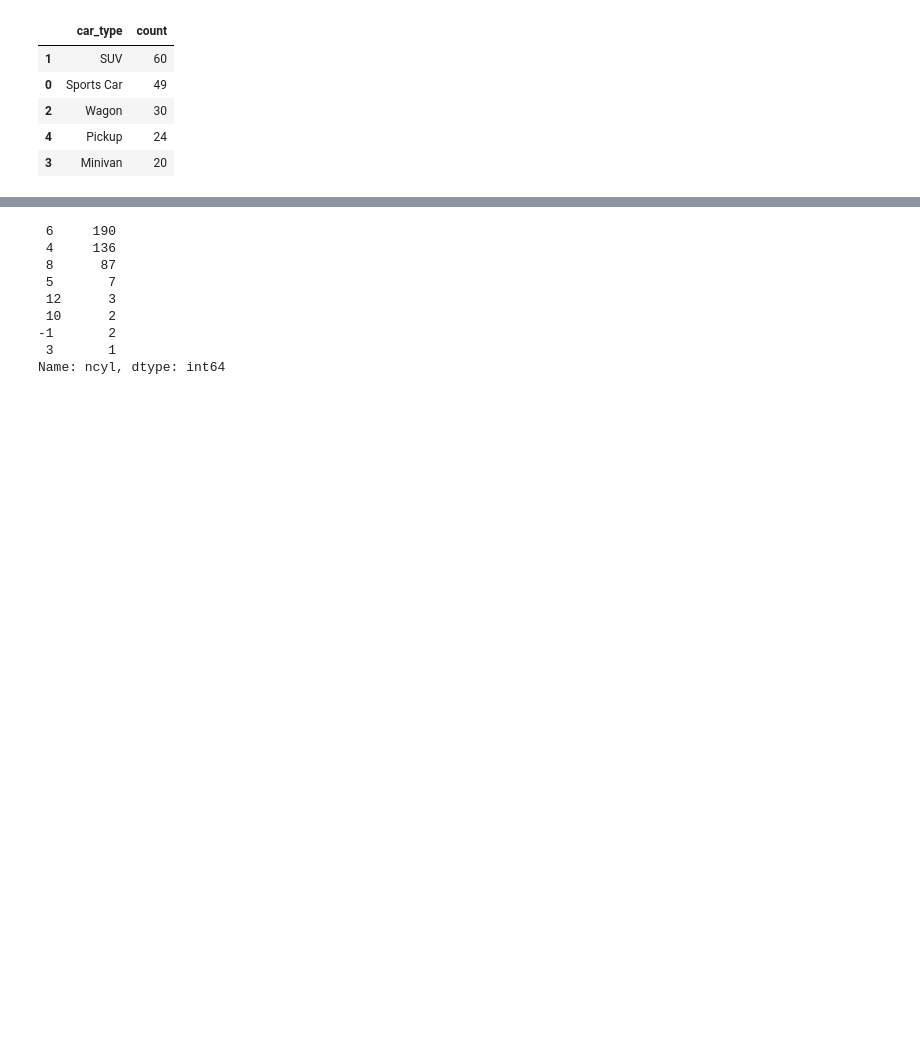
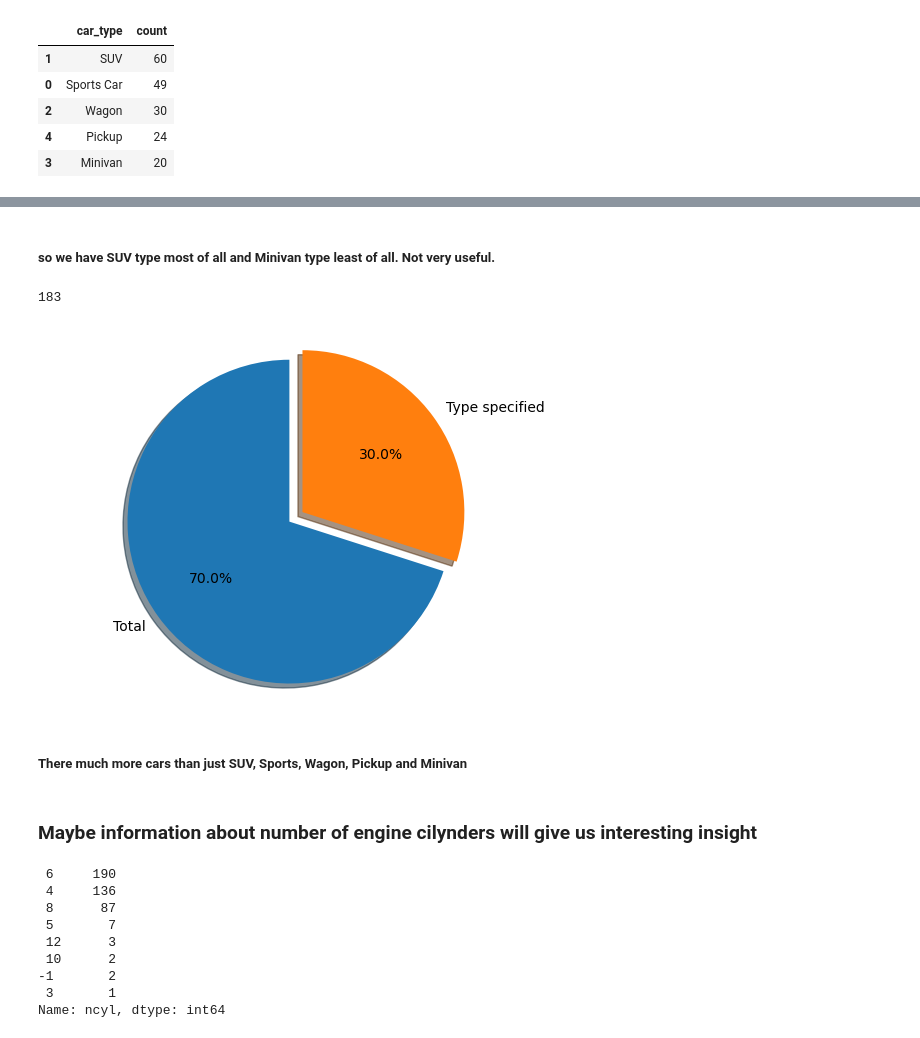
Before and after one commit to Valerii-Poliakov/cars_eda, a Jupyter notebook: cars_eda.ipynb, the cells around one changed output, grey strips where cells are left out. Drawn from its saved outputs; the diff is of its cells as text; code cells hidden in the pictures; blank space fills up the shorter version.

Commit message:
pie chart diagram added, description added

```diff
--- a/cars_eda.ipynb
+++ b/cars_eda.ipynb
@@ -94,3 +106,26 @@ plt.show()
+# %% [markdown]
+##### so we have SUV type most of all and Minivan type least of all. Not very useful.
+# %%
+car_types['count'].sum()
+# %% [output]
+183
+# %%
+# Are there cars without type  specified?
+labels = 'Total', 'Type specified'
+sizes = [len(df.index), car_types['count'].sum()]
+explode = (0, 0.1)
+
+fig, ax1 = plt.subplots()
+ax1.pie(sizes, explode=explode, labels=labels, autopct='%1.1f%%', shadow=True, startangle=90)
+ax1.axis('equal')  # Equal aspect ratio ensures that pie is drawn as a circle.
+
+plt.show()
+# %% [output]
+[figure, added]
+# %% [markdown]
+##### There much more cars than just SUV, Sports, Wagon, Pickup and Minivan
+# %% [markdown]
+### Maybe information about number of engine cilynders  will give us interesting insight
 # %%
 # number of cylinders in engine, negative number of cylinder defenitly can't be
 df['ncyl'].value_counts()
```
Also changed, not shown: parts of 8 cells of this notebook.
